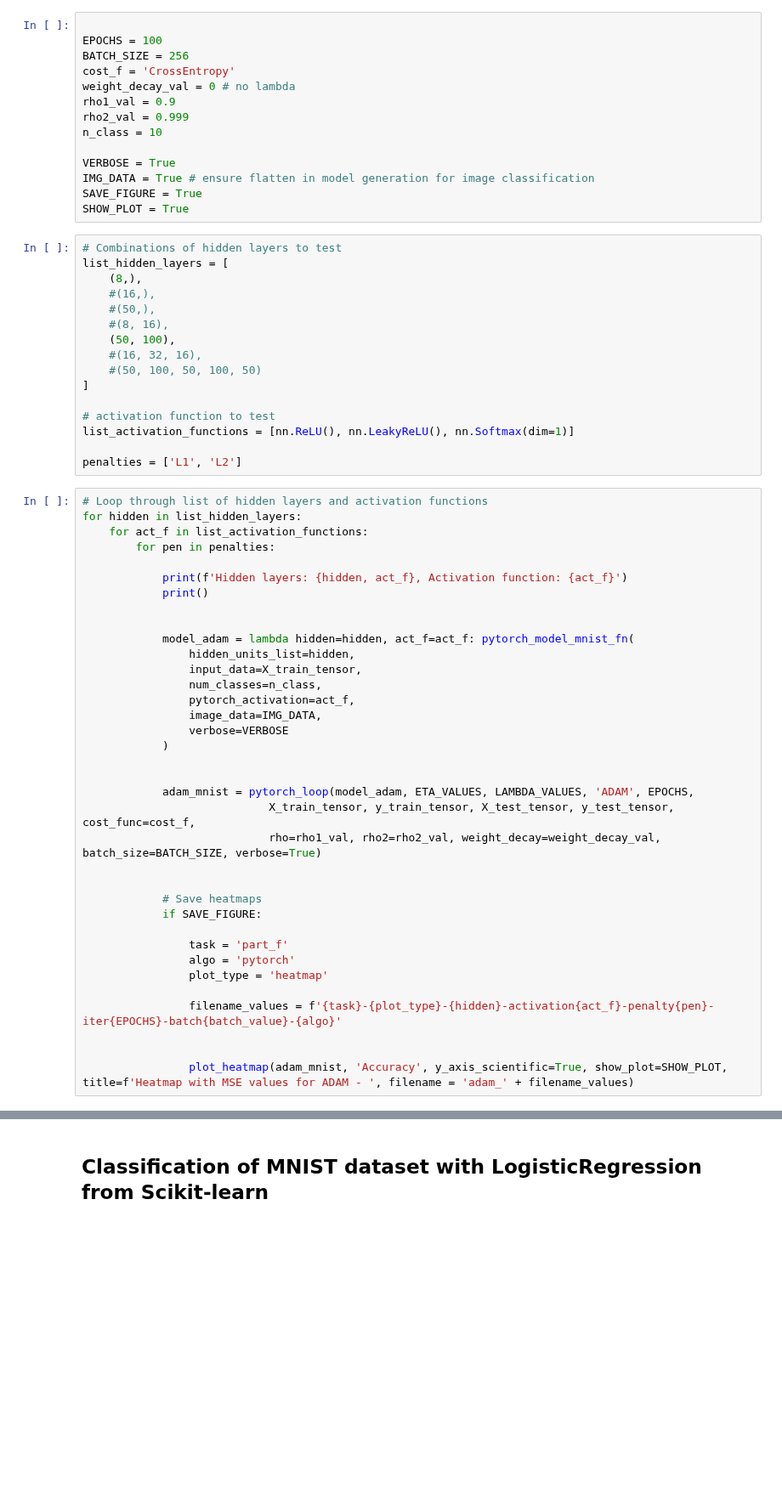
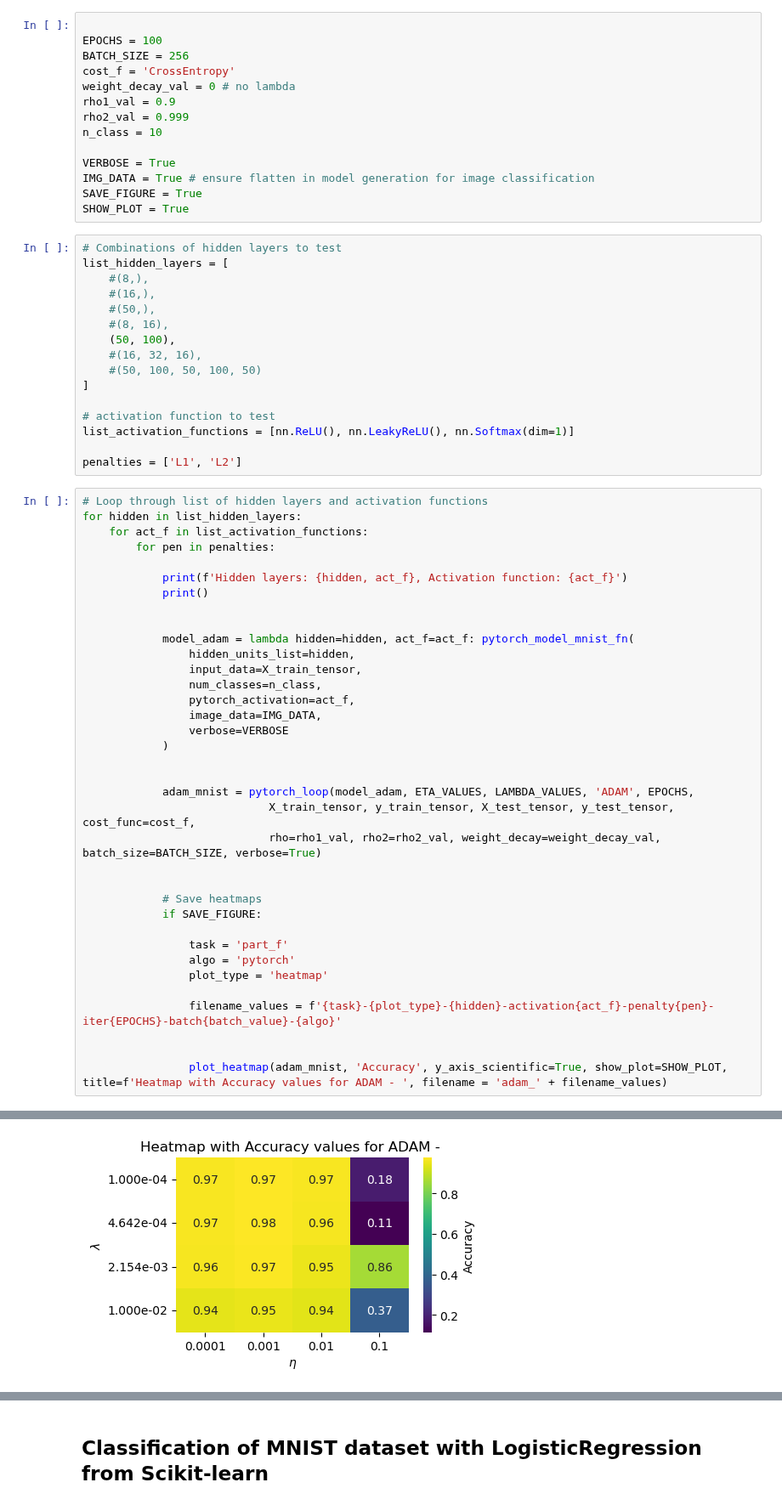
Before and after one commit to johtj/data_analysis_ml_projects, a Jupyter notebook: assignment2/Code/part_f.ipynb, the cells around one changed output, grey strips where cells are left out. Shown at 85% size. Cells and saved outputs as stored; diff of their text form; blank space fills up the shorter version.

```diff
--- a/assignment2/Code/part_f.ipynb
+++ b/assignment2/Code/part_f.ipynb
@@ -51,7 +51,7 @@ SHOW_PLOT = True
 # %%
 # Combinations of hidden layers to test
 list_hidden_layers = [
-    (8,),
+    #(8,),
     #(16,),
     #(50,),
     #(8, 16),
@@ -99,5 +99,5 @@ for hidden in list_hidden_layers:
                 filename_values = f'{task}-{plot_type}-{hidden}-activation{act_f}-penalty{pen}-iter{EPOCHS}-batch{batch_value}-{algo}'
 
 
-                plot_heatmap(adam_mnist, 'Accuracy', y_axis_scientific=True, show_plot=SHOW_PLOT, title=f'Heatmap with MSE values for ADAM - ', filename = 'adam_' + filename_values)
+                plot_heatmap(adam_mnist, 'Accuracy', y_axis_scientific=True, show_plot=SHOW_PLOT, title=f'Heatmap with Accuracy values for ADAM - ', filename = 'adam_' + filename_values)
 # %% [output]
@@ -120,0 +121 @@ Epoch 0: Training Loss = 0.5222
+[figure, added]
```
Also changed, not shown: parts of 1 cell of this notebook, 7 other files.
